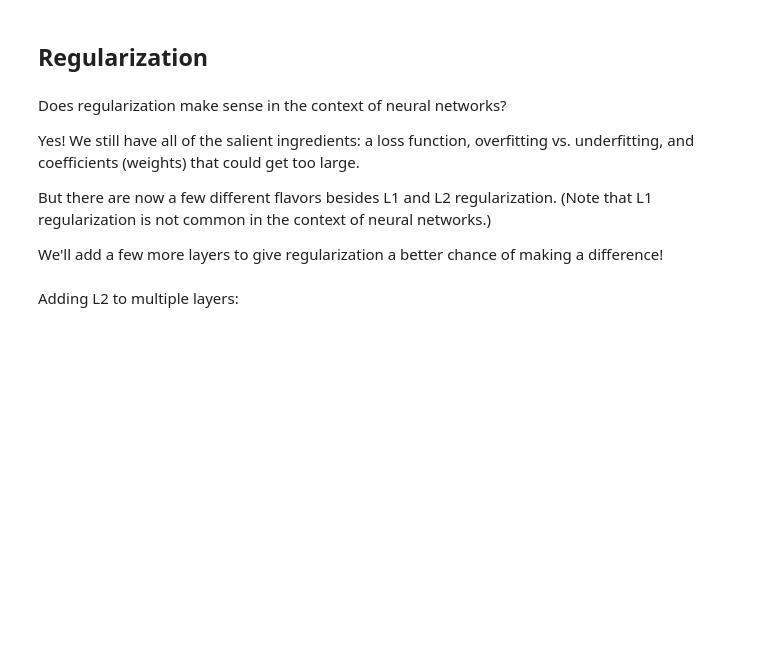
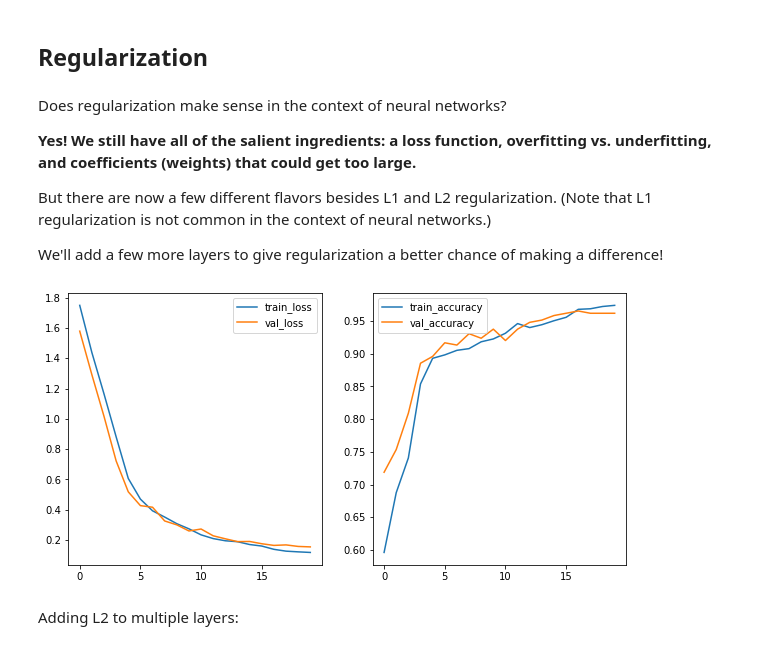
Before and after one commit to mccafj/DS-Live-091922, a Jupyter notebook: Phase4/Topic_39_network_regularization_and_evaluation.ipynb, the cells around one changed output. Cells and saved outputs as stored; diff of their text form; code cells hidden in the pictures; blank space fills up the shorter version.

```diff
--- a/Phase4/Topic_39_network_regularization_and_evaluation.ipynb
+++ b/Phase4/Topic_39_network_regularization_and_evaluation.ipynb
@@ -255,7 +444,7 @@ None
 # %% [markdown]
 Does regularization make sense in the context of neural networks? <br/>
 
-Yes! We still have all of the salient ingredients: a loss function, overfitting vs. underfitting, and coefficients (weights) that could get too large.
+**Yes! We still have all of the salient ingredients: a loss function, overfitting vs. underfitting, and coefficients (weights) that could get too large.**
 
 But there are now a few different flavors besides L1 and L2 regularization. (Note that L1 regularization is not common in the context of  neural networks.)
 
@@ -267,37 +456,46 @@ model.add(Dense(30, activation='relu', input_dim=64))
 # We can add L2 (or L1) regularization right into
 # the layer with the kernel_regularizer parameter.
 
-model.add(Dense(20, activation='relu', None))
+model.add(Dense(20, activation='relu',
+                kernel_regularizer=l2(l2=0.05)))
+# added kernel_regularizer.  Could add this to any of the dense layers too
+# this is only penalizing the weights
 
 # Note that there is also a bias_regularizer,
 # but this tends to have less effect.
 
 model.add(Dense(12, activation='relu'))
 model.add(Dense(12, activation='relu'))
 model.add(Dense(12, activation='relu'))
 model.add(Dense(8, activation='relu'))
 model.add(Dense(4, activation='relu'))
 model.add(Dense(1, activation ='sigmoid'))
 
 model.compile(optimizer='adam',
               loss='binary_crossentropy',
               metrics=['accuracy'])
 
 results = model.fit(X_pure_train, y_pure_train, epochs=20, batch_size=32,
                     verbose=0, validation_data=(X_val, y_val))
 
 train_loss = results.history['loss']
 train_acc = results.history['accuracy']
 val_loss = results.history['val_loss']
 val_acc = results.history['val_accuracy']
 
 
 fig, (ax1, ax2) = plt.subplots(1, 2, figsize=(10, 5))
 sns.lineplot(x=results.epoch, y=train_loss, ax=ax1, label='train_loss')
 sns.lineplot(x=results.epoch, y=train_acc, ax=ax2, label='train_accuracy')
 
 sns.lineplot(x=results.epoch, y=val_loss, ax=ax1, label='val_loss')
 sns.lineplot(x=results.epoch, y=val_acc, ax=ax2, label='val_accuracy');
+
+# verbosity is 0, speeds up training time a little
+
+# plots:
+# %% [output]
+[figure, added]
 # %% [markdown]
 Adding L2 to multiple layers:
 # %%
```
Also changed, not shown: parts of 41 cells of this notebook.
